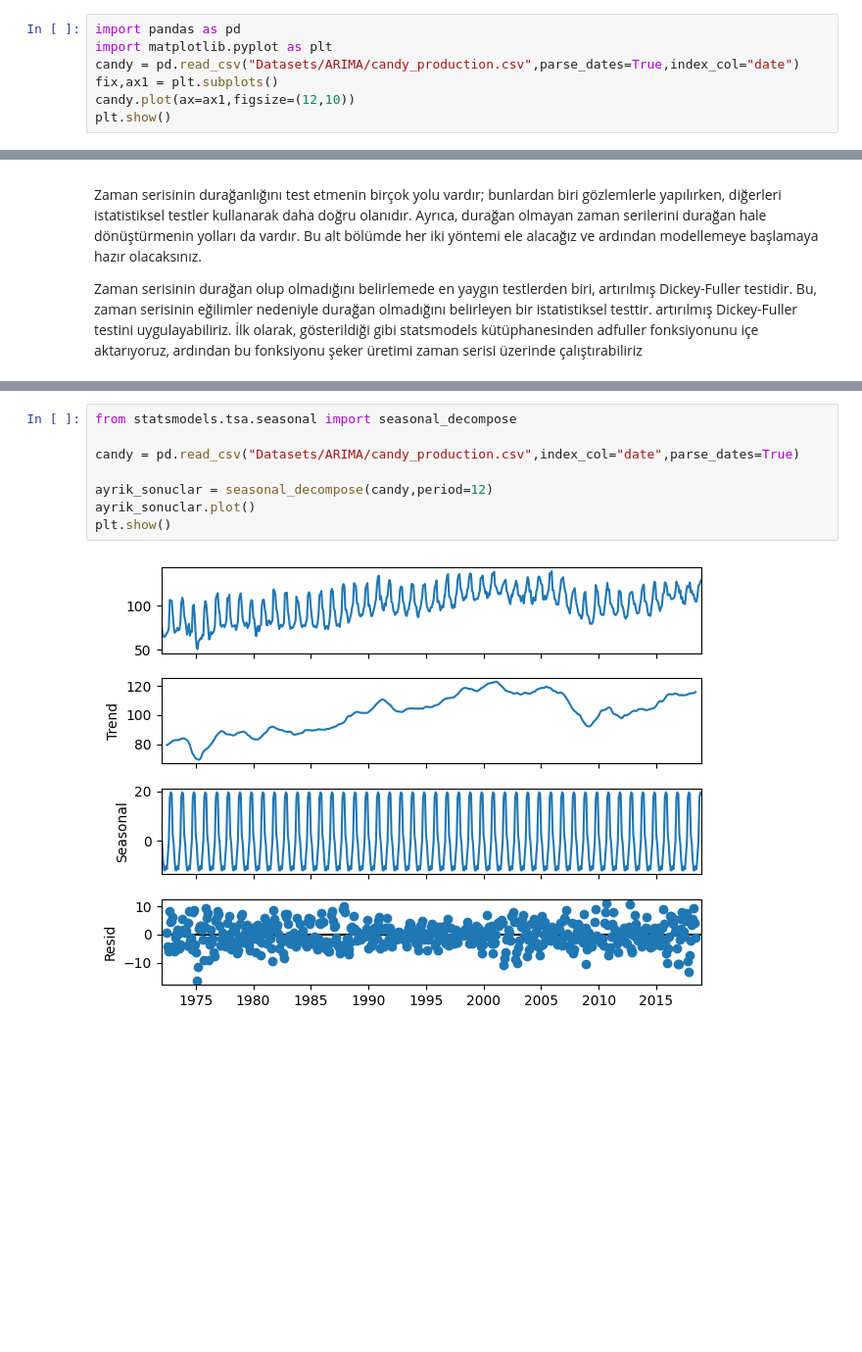
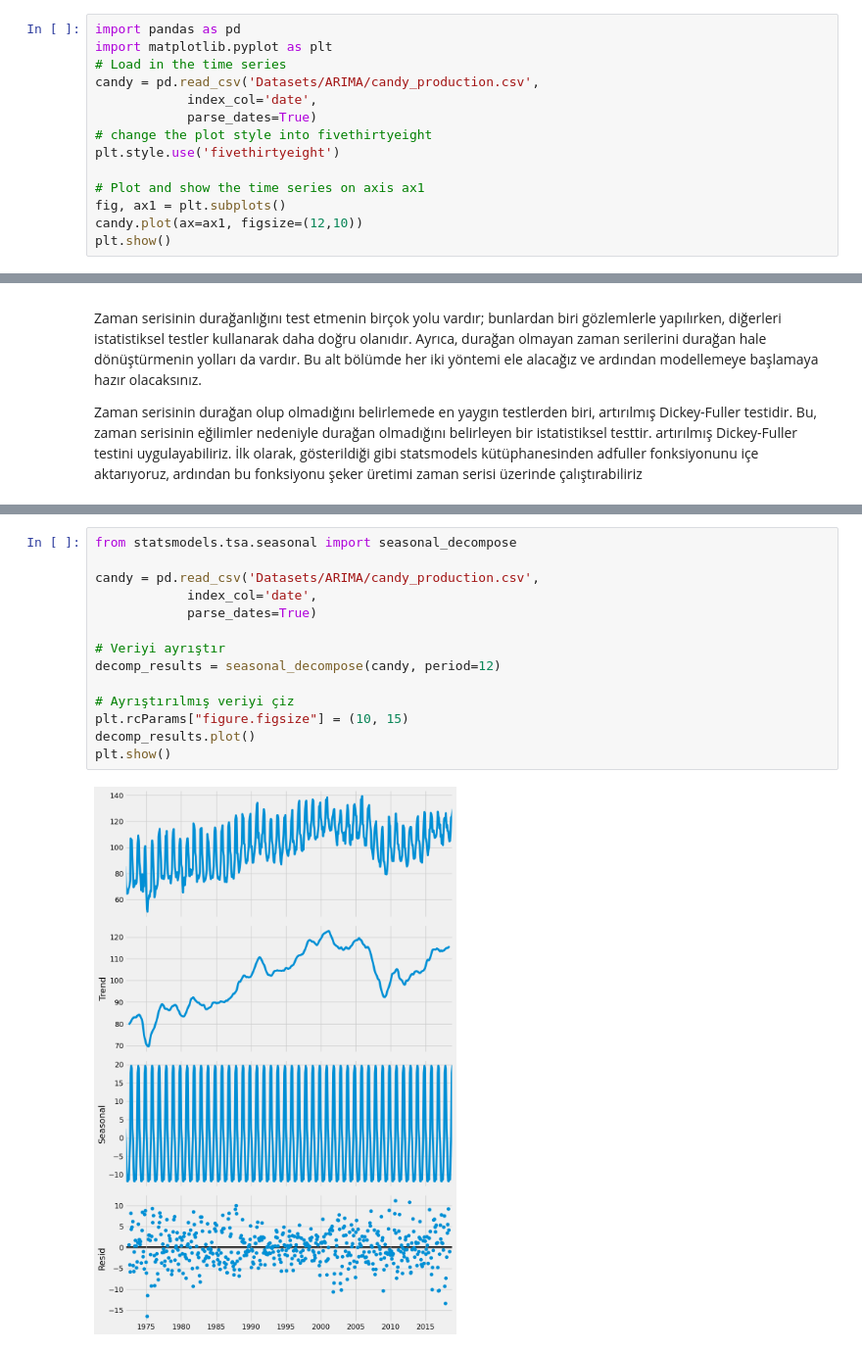
Before and after one commit to ibrahimediz/timeseriesanalysandforecasting0712_1112_23, a Jupyter notebook: Dokumanlar/ARIMA.ipynb, the cells around one changed output, grey strips where cells are left out. Shown at 98% size. Cells and saved outputs as stored; diff of their text form; blank space fills up the shorter version.

```diff
--- a/Dokumanlar/ARIMA.ipynb
+++ b/Dokumanlar/ARIMA.ipynb
@@ -21,8 +21,15 @@ Durağanlık öneminin kaynağı, bir zaman serisini modellemek için durağan o
 # %%
 import pandas as pd
 import matplotlib.pyplot as plt
-candy = pd.read_csv("Datasets/ARIMA/candy_production.csv",parse_dates=True,index_col="date")
-fix,ax1 = plt.subplots()
-candy.plot(ax=ax1,figsize=(12,10))
+# Load in the time series
+candy = pd.read_csv('Datasets/ARIMA/candy_production.csv',
+            index_col='date',
+            parse_dates=True)
+# change the plot style into fivethirtyeight
+plt.style.use('fivethirtyeight')
+
+# Plot and show the time series on axis ax1
+fig, ax1 = plt.subplots()
+candy.plot(ax=ax1, figsize=(12,10))
 plt.show()
 # %% [output]
@@ -571,10 +796,16 @@ Warnings:
 # %%
 from statsmodels.tsa.seasonal import seasonal_decompose
 
-candy = pd.read_csv("Datasets/ARIMA/candy_production.csv",index_col="date",parse_dates=True)
+candy = pd.read_csv('Datasets/ARIMA/candy_production.csv',
+            index_col='date',
+            parse_dates=True)
 
-ayrik_sonuclar = seasonal_decompose(candy,period=12)
-ayrik_sonuclar.plot()
+# Veriyi ayrıştır
+decomp_results = seasonal_decompose(candy, period=12)
+
+# Ayrıştırılmış veriyi çiz
+plt.rcParams["figure.figsize"] = (10, 15)
+decomp_results.plot()
 plt.show()
 # %% [output]
-[figure, old version]
+[figure, new version]
```
Also changed, not shown: parts of 107 cells of this notebook.
